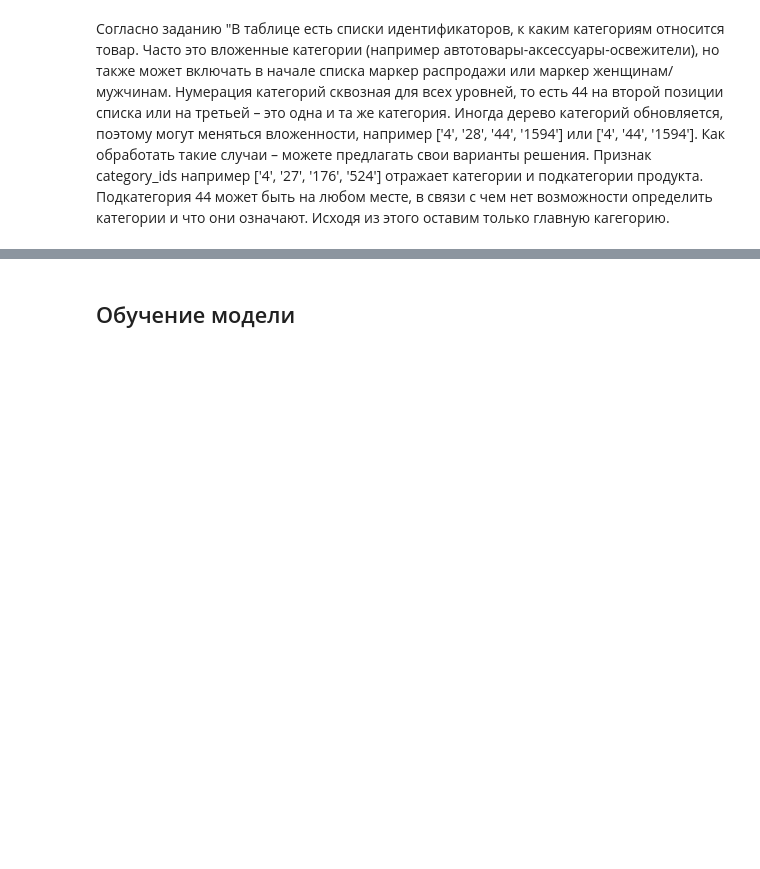
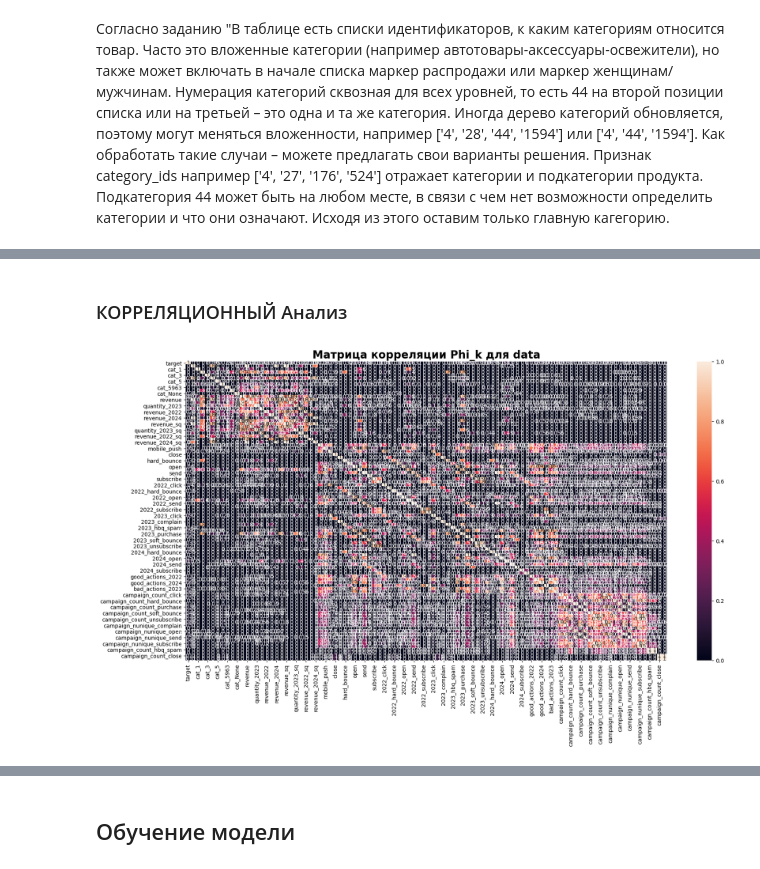
Before and after one commit to TomashevichEG/WorkshopDS_Marketing, a Jupyter notebook: practicum_WS2.ipynb, the cells around one changed output, grey strips where cells are left out. Cells and saved outputs as stored; diff of their text form; code cells hidden in the pictures; blank space fills up the shorter version.

```diff
--- a/practicum_WS2.ipynb
+++ b/practicum_WS2.ipynb
@@ -649,0 +791,4 @@ channels_count = apparel_messages.groupby(['client_id', 'channel'])['channel'].a
+# %%
+#агрегация для full_campaign_daily_event
+campaigns_aggregate = full_campaign_daily_event.groupby('bulk_campaign_id')[full_campaign_daily_event.columns[2:]].sum().reset_index()
+campaigns_aggregate.head(2)
@@ -649,0 +811,8 @@ channels_count = apparel_messages.groupby(['client_id', 'channel'])['channel'].a
+# %%
+campaigns_data = apparel_messages.merge(campaigns_aggregate, on='bulk_campaign_id')\
+                        .groupby('client_id')[campaigns_aggregate.columns[1:]]\
+                        .agg('mean').reset_index()
+
+campaigns_data.columns = ['client_id'] + ['campaign_' + c for c in campaigns_data.columns[1:]]
+
+campaigns_data.head(2)
@@ -649,0 +839,13 @@ channels_count = apparel_messages.groupby(['client_id', 'channel'])['channel'].a
+# %%
+#В таблице apparel_target_binary все строики уникальные, это проверили на этапе загрузки данных.
+#Добавим разработанные признаки.
+data = apparel_target_binary.merge(category_purchases, on ='client_id', how='left')\
+                            .merge(aggregated_revenue, on ='client_id', how='left')\
+                            .merge(channels_count, on ='client_id', how='left')\
+                            .merge(actions_count, on ='client_id', how='left')\
+                            .merge(actions_count_year, on ='client_id', how='left')\
+                            .merge(campaigns_data, on ='client_id', how='left')
+
+data=data.set_index('client_id')
+print('Размерность data:', data.shape)
+display(data.head(2))
@@ -649,0 +858,16 @@ channels_count = apparel_messages.groupby(['client_id', 'channel'])['channel'].a
+# %% [markdown]
+### КОРРЕЛЯЦИОННЫЙ Анализ
+# %%
+num_col_names = data.select_dtypes(include='number').columns.tolist()
+# %%
+#вычисление матрицы корреляции
+corr_matrix = data.phik_matrix(interval_cols=num_col_names)
+
+
+#визуализация матрицы корреляции
+plt.figure(figsize=(20, 10))
+sns.heatmap(corr_matrix, annot=True)
+plt.title('Матрица корреляции Phi_k для data', fontsize=20, fontweight="bold" )
+plt.show()
+# %% [output]
+[figure, added]
```
Also changed, not shown: parts of 107 cells of this notebook, 1 other file.
